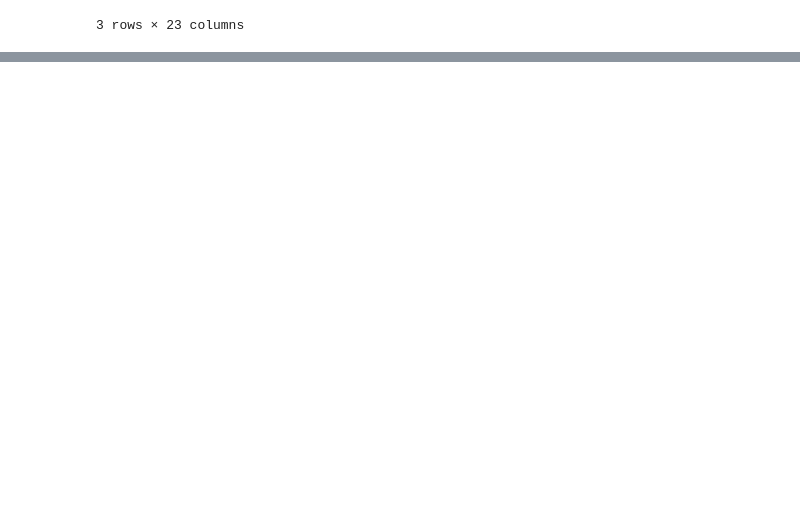
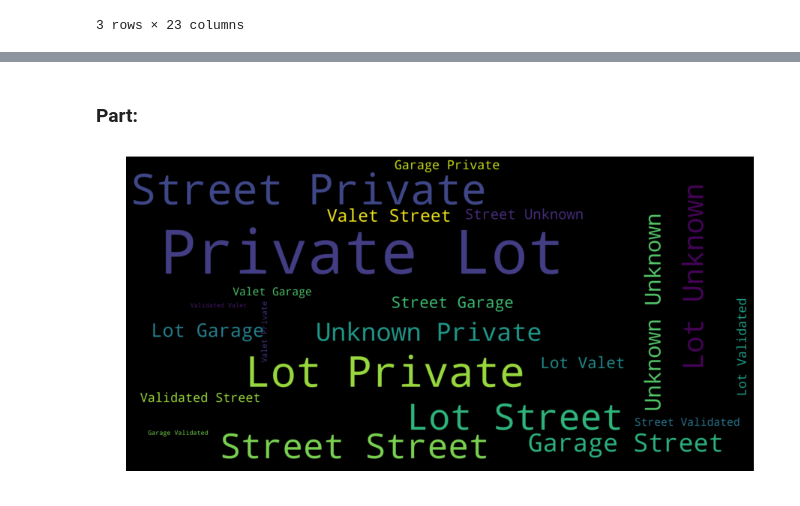
Before and after one commit to Chenghan-Sun/AdvDS-Analysis, a Jupyter notebook: Notebooks/Main_notebook.ipynb, the cells around one changed output, grey strips where cells are left out. Drawn from its saved outputs; the diff is of its cells as text; code cells hidden in the pictures; blank space fills up the shorter version.

```diff
--- a/Notebooks/Main_notebook.ipynb
+++ b/Notebooks/Main_notebook.ipynb
@@ -543,0 +630,23 @@ yelp_clean_df.sample(3)
+# %% [markdown]
+### Part:
+# %%
+def make_word_cloud_park(text, max_word=30):
+    """ generate word cloud by word frequency
+    """
+    wordcloud = WordCloud(
+        background_color='black',
+        stopwords=stopwords.words("english"),
+        scale=10,
+        max_words=max_word,
+        max_font_size=40,
+    )
+    wordcloud = wordcloud.generate(text)
+    plt.figure(1,figsize=(15,15))
+    plt.axis('off')
+    plt.imshow(wordcloud, interpolation="bilinear")
+# %%
+# parking word cloud plot
+park_txt_list = yelp_clean_df['Parking'].to_string()
+make_word_cloud_park(park_txt_list)
+# %% [output]
+[figure, added]
```
Also changed, not shown: parts of 15 cells of this notebook.
